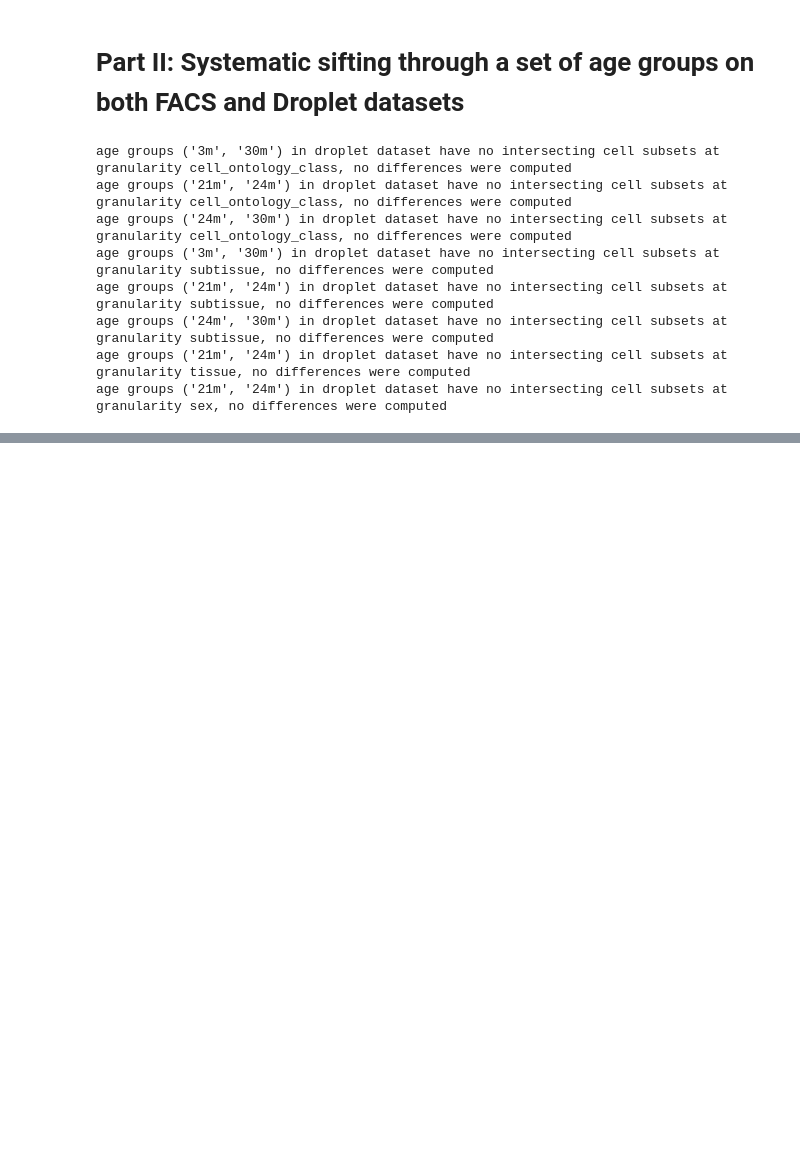
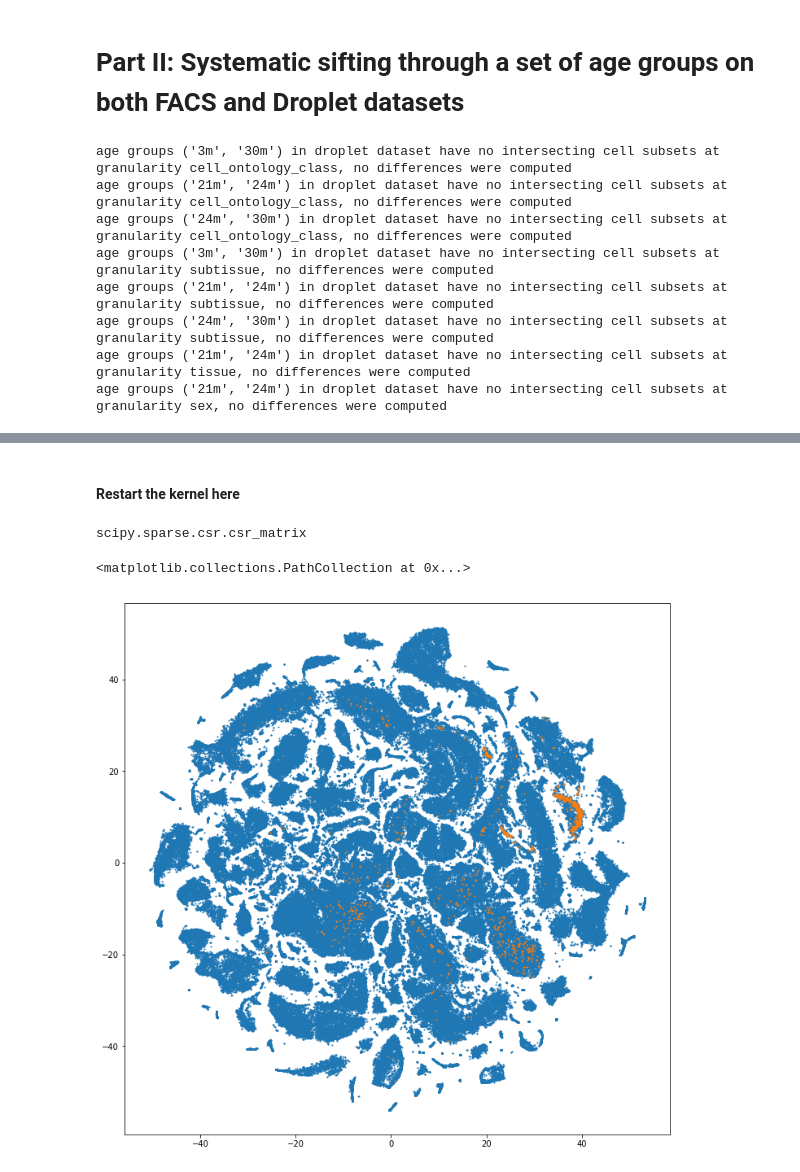
Before and after one commit to justgos/indagatio-muris-senis, a Jupyter notebook: cognitis.ipynb, the cells around one changed output, grey strips where cells are left out. Saved outputs shown, nothing was run; the diff lists cells and outputs as text; code cells hidden in the pictures; blank space fills up the shorter version.

Commit message:
[ADD] t-SNE embedding of the merged dataset

```diff
--- a/cognitis.ipynb
+++ b/cognitis.ipynb
@@ -519,0 +592,35 @@ _ = ax.set_yticklabels([
+# %%
+means = np.mean(X, axis=0)
+batch_size = 10000
+Xproj_parts = []
+for i in np.arange(0,  X.shape[0], batch_size):
+  Xproj_parts.append((X[i:i+batch_size] - means).dot(V.T))
+# X50 = U.dot(np.diag(s))
+# %%
+Xproj = scipy.sparse.vstack(Xproj_parts, format='csr')
+with open('./temp/Xproj', 'wb') as f:
+  pkl.dump(Xproj, f)
+# %% [markdown]
+#### Restart the kernel here
+# %%
+with open('./temp/Xproj', 'rb') as f:
+  Xproj = pkl.load(f)
+# Ref: https://github.com/KlugerLab/FIt-SNE/blob/master/examples/test.ipynb
+PCAinit = Xproj[:,:2] / np.std(Xproj[:,0].todense()) * 0.0001
+# %% [output]
+scipy.sparse.csr.csr_matrix
+# %%
+# X = data[data.obs.cell_ontology_class == 'microglial cell'].X
+tsne = TSNE(n_jobs=6, n_iter=3000, perplexity=100, init=PCAinit.todense(), random_state=666)
+embeddings = tsne.fit_transform(Xproj.todense())
+with open('./results/cell_embeddings', 'wb') as f:
+  pkl.dump(embeddings, f)
+# %%
+fig, ax = plt.subplots(figsize=(12, 12))
+ax.scatter(embeddings[:, 0], embeddings[:, 1], s=1)
+idxs = (obs_merged.cell_ontology_class == "skeletal muscle satellite cell") \
+  & (obs_merged.age == "3m")
+ax.scatter(embeddings[idxs, 0], embeddings[idxs, 1], s=1)
+# %% [output]
+<matplotlib.collections.PathCollection at 0x...>
+[figure, added]
```
Also changed, not shown: parts of 13 cells of this notebook, 11 other files.
